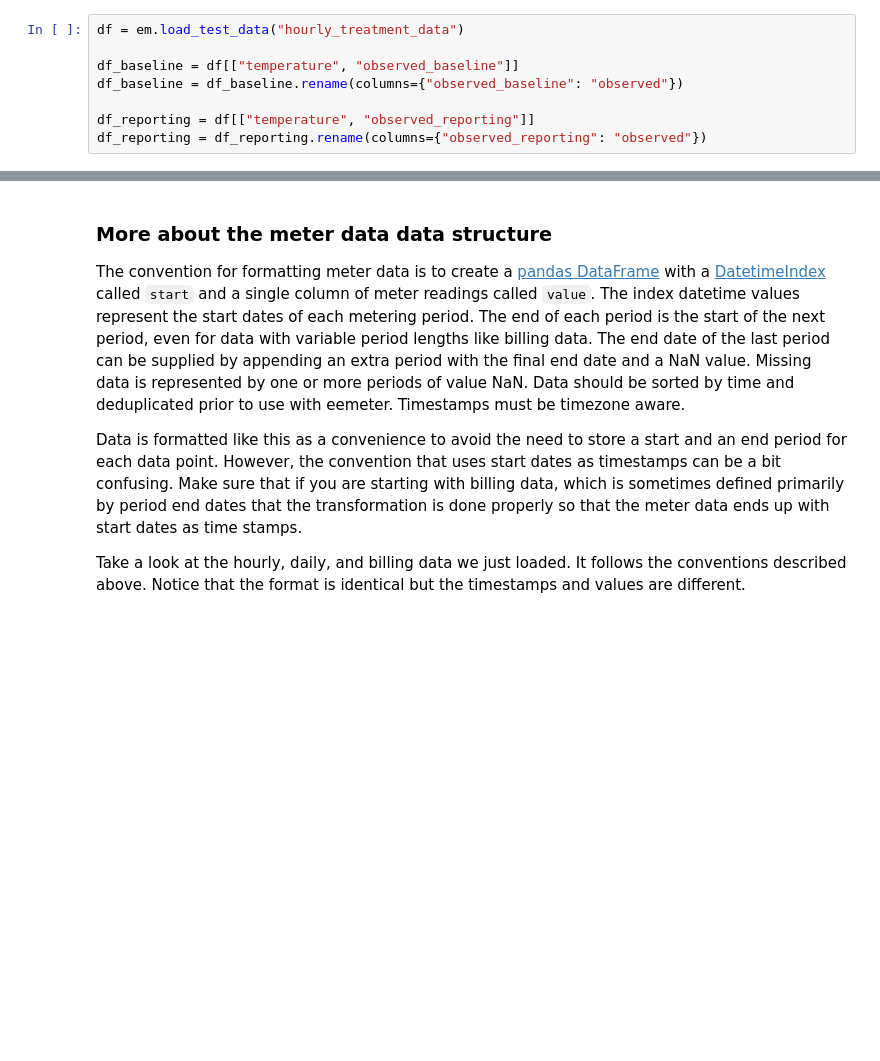
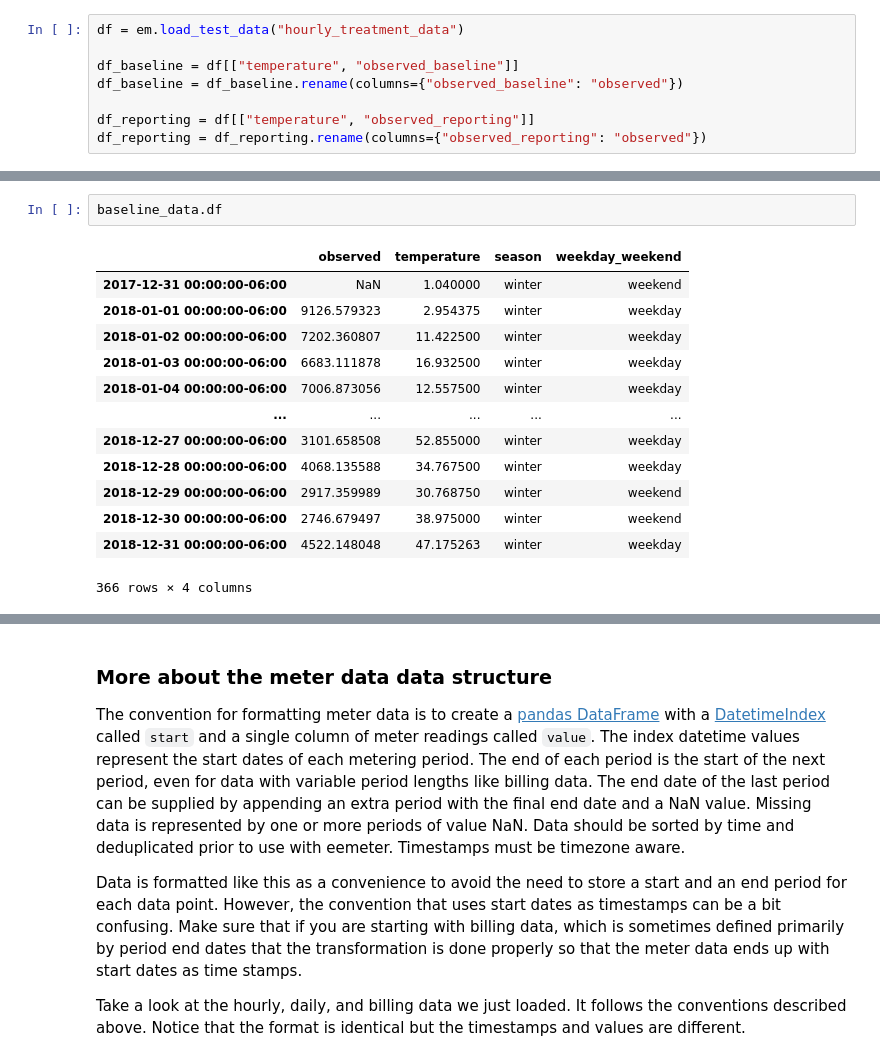
Before and after one commit to openeemeter/eemeter, a Jupyter notebook: scripts/daily_model_tutorial.ipynb, the cells around one changed output, grey strips where cells are left out. Saved outputs shown, nothing was run; the diff lists cells and outputs as text; blank space fills up the shorter version.

```diff
--- a/scripts/daily_model_tutorial.ipynb
+++ b/scripts/daily_model_tutorial.ipynb
@@ -106,0 +114,16 @@ MergeError: incompatible merge keys [0] datetime64[ns, America/Chicago] and date
+# %%
+baseline_data.df
+# %% [output]
+|  | observed | temperature | season | weekday_weekend |
+| 2017-12-31 00:00:00-06:00 | NaN | 1.040000 | winter | weekend |
+| 2018-01-01 00:00:00-06:00 | 9126.579323 | 2.954375 | winter | weekday |
+| 2018-01-02 00:00:00-06:00 | 7202.360807 | 11.422500 | winter | weekday |
+| 2018-01-03 00:00:00-06:00 | 6683.111878 | 16.932500 | winter | weekday |
+| 2018-01-04 00:00:00-06:00 | 7006.873056 | 12.557500 | winter | weekday |
+| ... | ... | ... | ... | ... |
+| 2018-12-27 00:00:00-06:00 | 3101.658508 | 52.855000 | winter | weekday |
+| 2018-12-28 00:00:00-06:00 | 4068.135588 | 34.767500 | winter | weekday |
+| 2018-12-29 00:00:00-06:00 | 2917.359989 | 30.768750 | winter | weekend |
+| 2018-12-30 00:00:00-06:00 | 2746.679497 | 38.975000 | winter | weekend |
+| 2018-12-31 00:00:00-06:00 | 4522.148048 | 47.175263 | winter | weekday |
+366 rows × 4 columns
```
Also changed, not shown: parts of 6 cells of this notebook, 16 other files.
